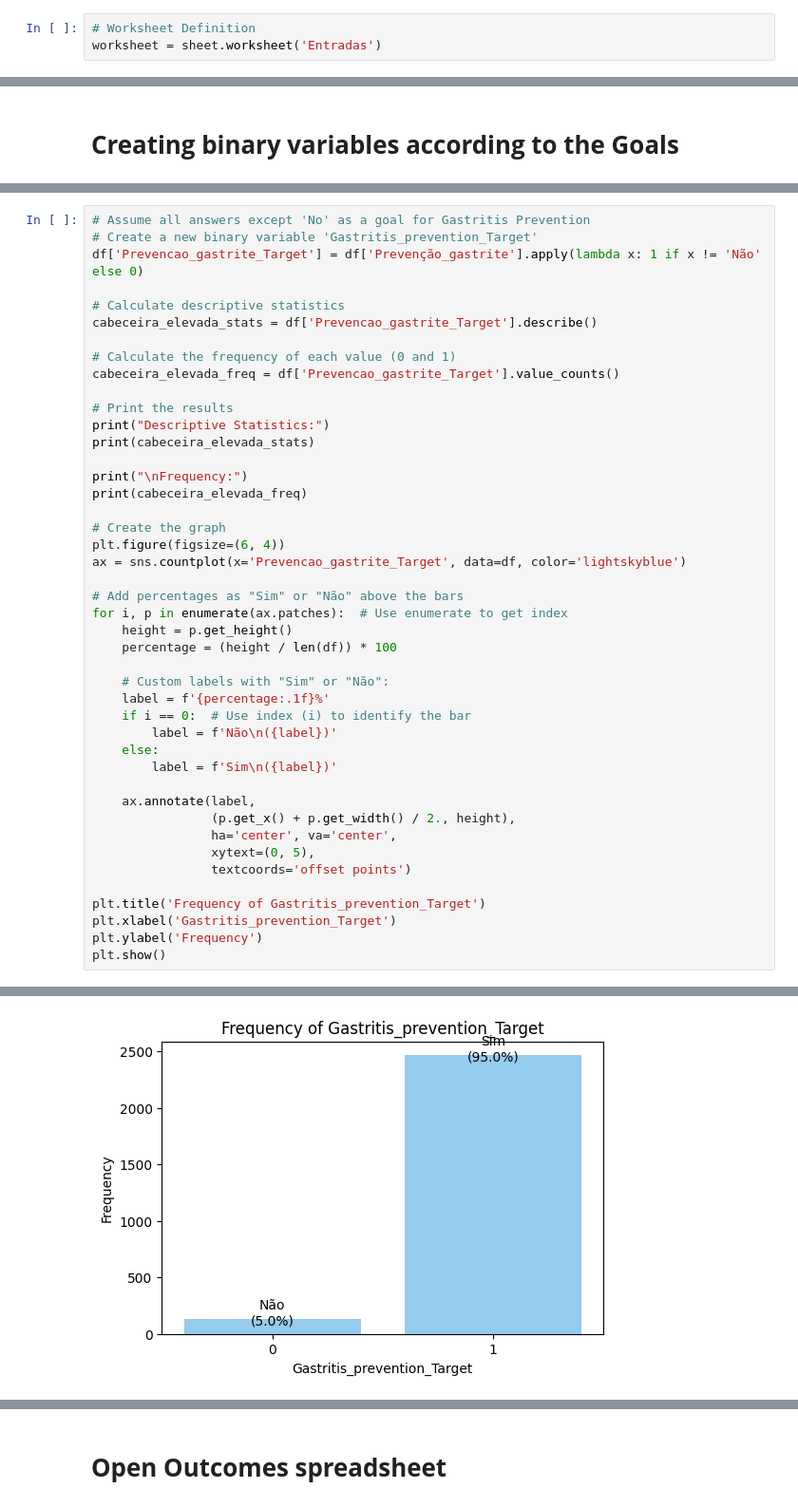
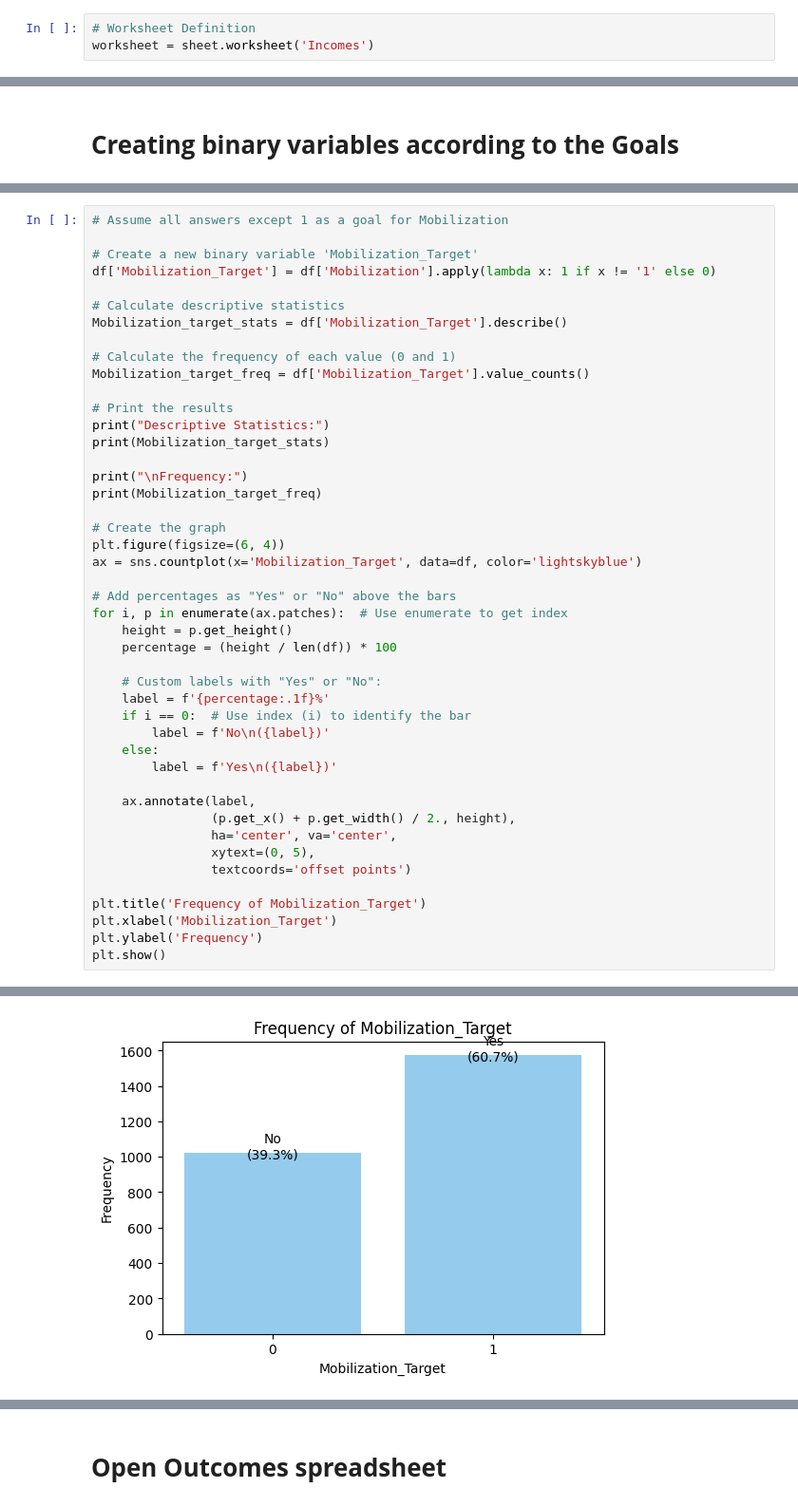
Before and after one commit to lbcarv1972/ICU-Liberation, a Jupyter notebook: ICU_Liberation_3.ipynb, the cells around one changed output, grey strips where cells are left out. Shown at 95% size. Saved outputs shown, nothing was run; the diff lists cells and outputs as text.

```diff
--- a/ICU_Liberation_3.ipynb
+++ b/ICU_Liberation_3.ipynb
@@ -41,7 +41,7 @@ sheet = gc.open_by_key(spreadsheet_id)
 # **Worksheet Definition**
 # %%
 # Worksheet Definition
-worksheet = sheet.worksheet('Entradas')
+worksheet = sheet.worksheet('Incomes')
 # %% [markdown]
 # **Get all data as a list of lists**
 # %%
@@ -179,36 +881,37 @@ Name: count, dtype: int64
 # %%
-# Assume all answers except 'No' as a goal for Gastritis Prevention
-# Create a new binary variable 'Gastritis_prevention_Target'
-df['Prevencao_gastrite_Target'] = df['Prevenção_gastrite'].apply(lambda x: 1 if x != 'Não' else 0)
+# Assume all answers except 1 as a goal for Mobilization
+
+# Create a new binary variable 'Mobilization_Target'
+df['Mobilization_Target'] = df['Mobilization'].apply(lambda x: 1 if x != '1' else 0)
 
 # Calculate descriptive statistics
-cabeceira_elevada_stats = df['Prevencao_gastrite_Target'].describe()
+Mobilization_target_stats = df['Mobilization_Target'].describe()
 
 # Calculate the frequency of each value (0 and 1)
-cabeceira_elevada_freq = df['Prevencao_gastrite_Target'].value_counts()
+Mobilization_target_freq = df['Mobilization_Target'].value_counts()
 
 # Print the results
 print("Descriptive Statistics:")
-print(cabeceira_elevada_stats)
+print(Mobilization_target_stats)
 
 print("\nFrequency:")
-print(cabeceira_elevada_freq)
+print(Mobilization_target_freq)
 
 # Create the graph
 plt.figure(figsize=(6, 4))
-ax = sns.countplot(x='Prevencao_gastrite_Target', data=df, color='lightskyblue')
+ax = sns.countplot(x='Mobilization_Target', data=df, color='lightskyblue')
 
-# Add percentages as "Sim" or "Não" above the bars
+# Add percentages as "Yes" or "No" above the bars
 for i, p in enumerate(ax.patches):  # Use enumerate to get index
     height = p.get_height()
     percentage = (height / len(df)) * 100
 
-    # Custom labels with "Sim" or "Não":
+    # Custom labels with "Yes" or "No":
     label = f'{percentage:.1f}%'
     if i == 0:  # Use index (i) to identify the bar
-        label = f'Não\n({label})'
+        label = f'No\n({label})'
     else:
-        label = f'Sim\n({label})'
+        label = f'Yes\n({label})'
 
     ax.annotate(label,
                 (p.get_x() + p.get_width() / 2., height),
@@ -216,8 +919,8 @@ for i, p in enumerate(ax.patches):  # Use enumerate to get index
                 xytext=(0, 5),
                 textcoords='offset points')
 
-plt.title('Frequency of Gastritis_prevention_Target')
-plt.xlabel('Gastritis_prevention_Target')
+plt.title('Frequency of Mobilization_Target')
+plt.xlabel('Mobilization_Target')
 plt.ylabel('Frequency')
 plt.show()
 # %% [output]
@@ -239,2 +942,2 @@ Prevencao_gastrite_Target
 Name: count, dtype: int64
-[figure, old version]
+[figure, new version]
```
Also changed, not shown: parts of 41 cells of this notebook.
